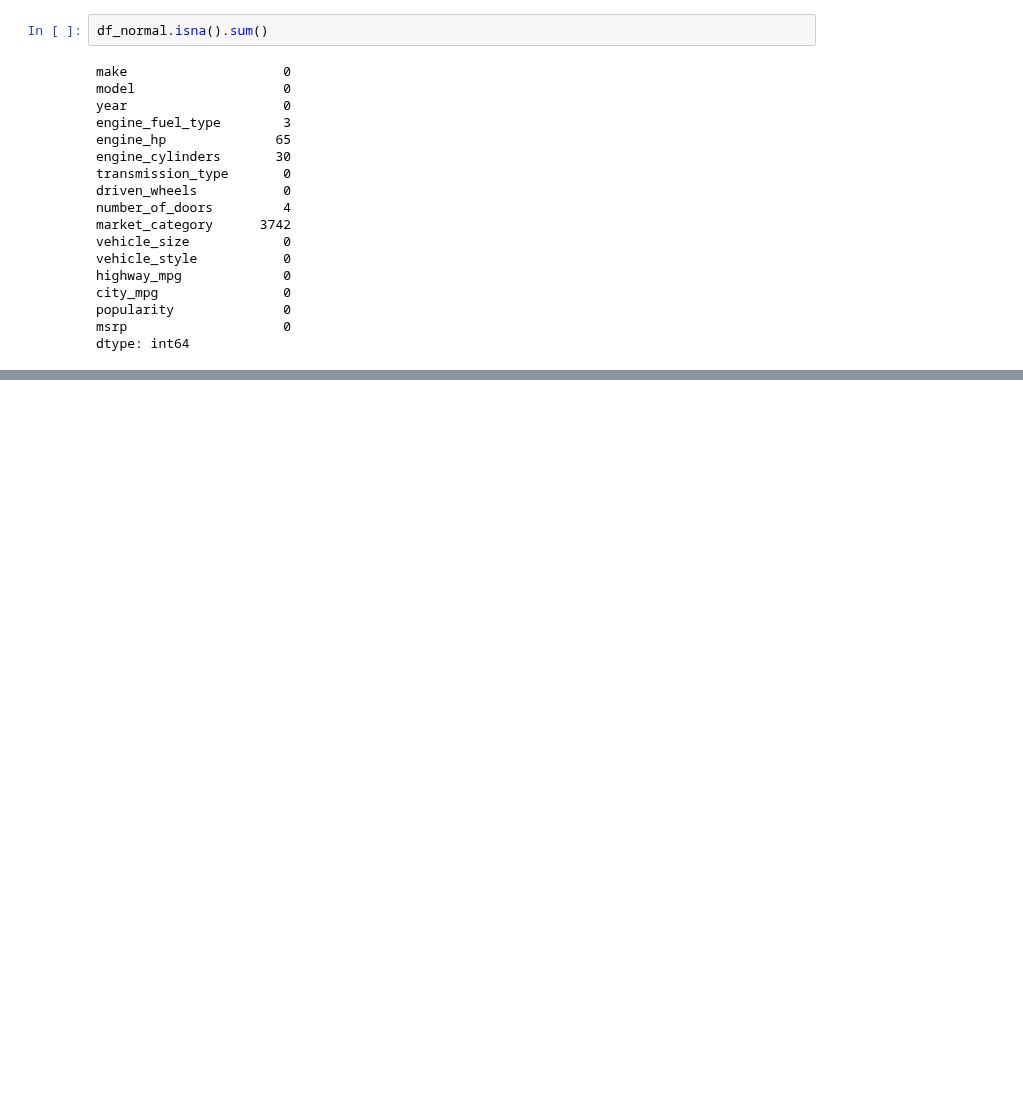
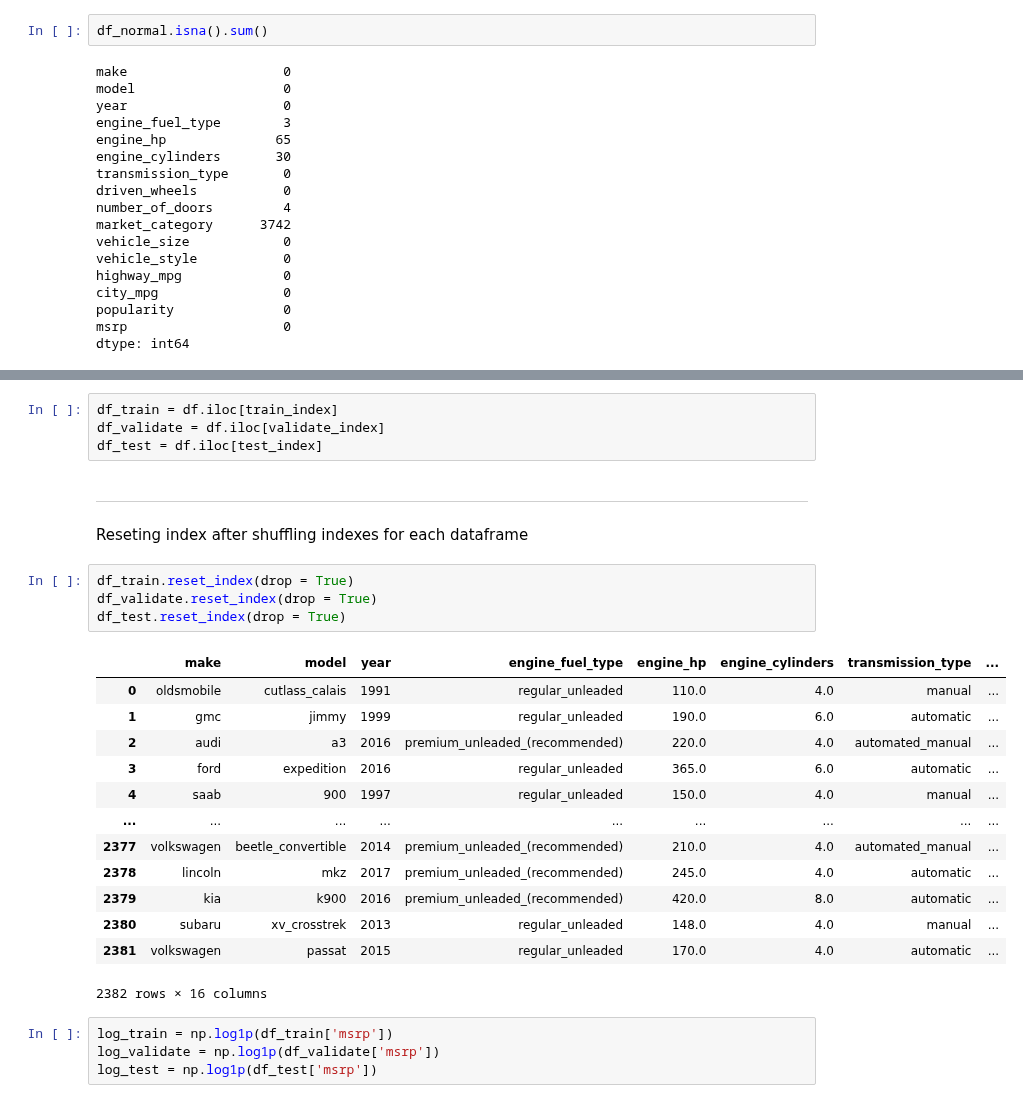
Before and after one commit to DataTalksClub/machine-learning-zoomcamp, a Jupyter notebook: chapter-02-car-price/week2.ipynb, the cells around one changed output, grey strips where cells are left out. Drawn from its saved outputs; the diff is of its cells as text; blank space fills up the shorter version.

Commit message:
completion of 2.4, validation framework
moving onto week 2.5, linear regression model

```diff
--- a/chapter-02-car-price/week2.ipynb
+++ b/chapter-02-car-price/week2.ipynb
@@ -154,0 +192,29 @@ dtype: int64
+# %%
+df_train = df.iloc[train_index]
+df_validate = df.iloc[validate_index]
+df_test = df.iloc[test_index]
+# %% [markdown]
+***
+Reseting index after shuffling indexes for each dataframe
+# %%
+df_train.reset_index(drop = True)
+df_validate.reset_index(drop = True)
+df_test.reset_index(drop = True)
+# %% [output]
+|  | make | model | year | engine_fuel_type | engine_hp | engine_cylinders | transmission_type | ... |
+| 0 | oldsmobile | cutlass_calais | 1991 | regular_unleaded | 110.0 | 4.0 | manual | ... |
+| 1 | gmc | jimmy | 1999 | regular_unleaded | 190.0 | 6.0 | automatic | ... |
+| 2 | audi | a3 | 2016 | premium_unleaded_(recommended) | 220.0 | 4.0 | automated_manual | ... |
+| 3 | ford | expedition | 2016 | regular_unleaded | 365.0 | 6.0 | automatic | ... |
+| 4 | saab | 900 | 1997 | regular_unleaded | 150.0 | 4.0 | manual | ... |
+| ... | ... | ... | ... | ... | ... | ... | ... | ... |
+| 2377 | volkswagen | beetle_convertible | 2014 | premium_unleaded_(recommended) | 210.0 | 4.0 | automated_manual | ... |
+| 2378 | lincoln | mkz | 2017 | premium_unleaded_(recommended) | 245.0 | 4.0 | automatic | ... |
+| 2379 | kia | k900 | 2016 | premium_unleaded_(recommended) | 420.0 | 8.0 | automatic | ... |
+| 2380 | subaru | xv_crosstrek | 2013 | regular_unleaded | 148.0 | 4.0 | manual | ... |
+| 2381 | volkswagen | passat | 2015 | regular_unleaded | 170.0 | 4.0 | automatic | ... |
+2382 rows × 16 columns
+# %%
+log_train = np.log1p(df_train['msrp'])
+log_validate = np.log1p(df_validate['msrp'])
+log_test = np.log1p(df_test['msrp'])
```
Also changed, not shown: parts of 15 cells of this notebook.
